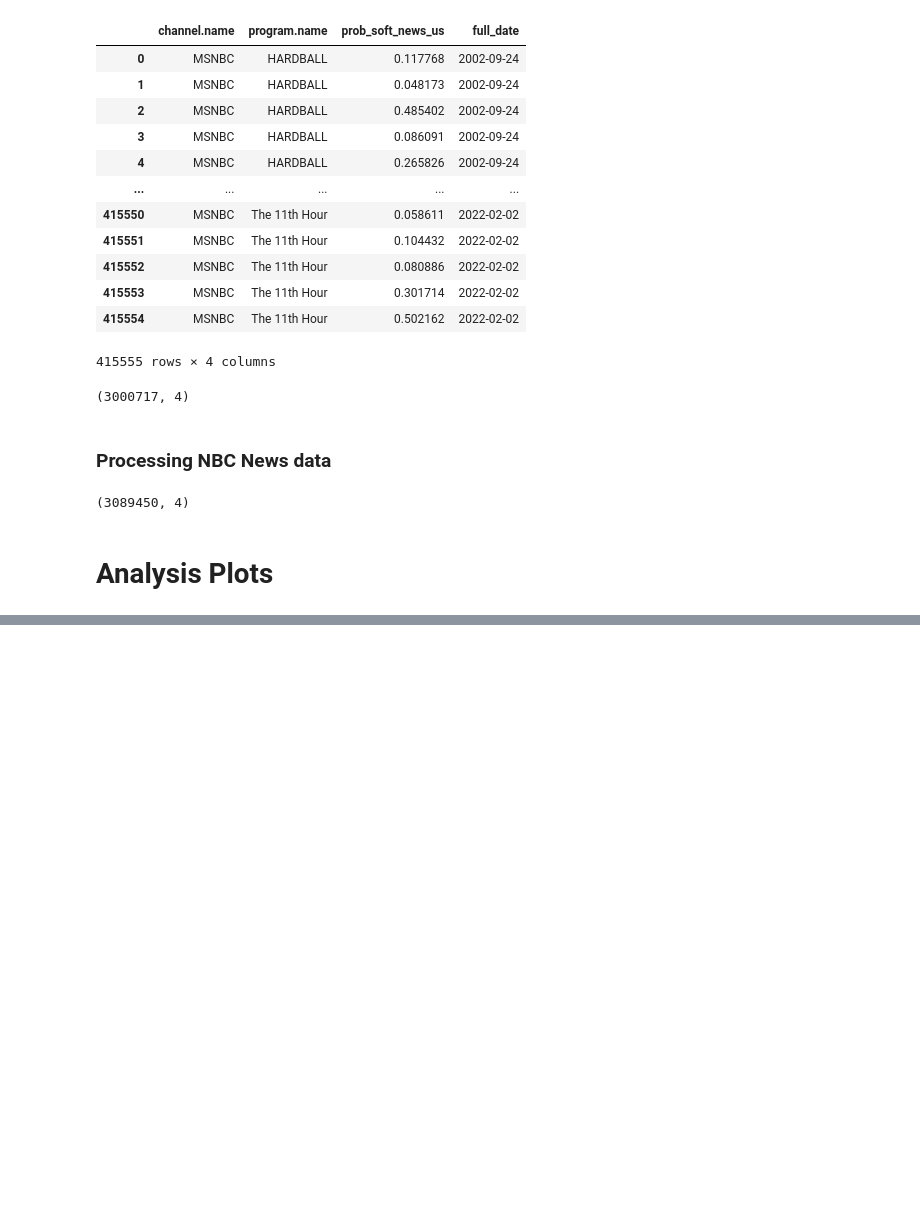
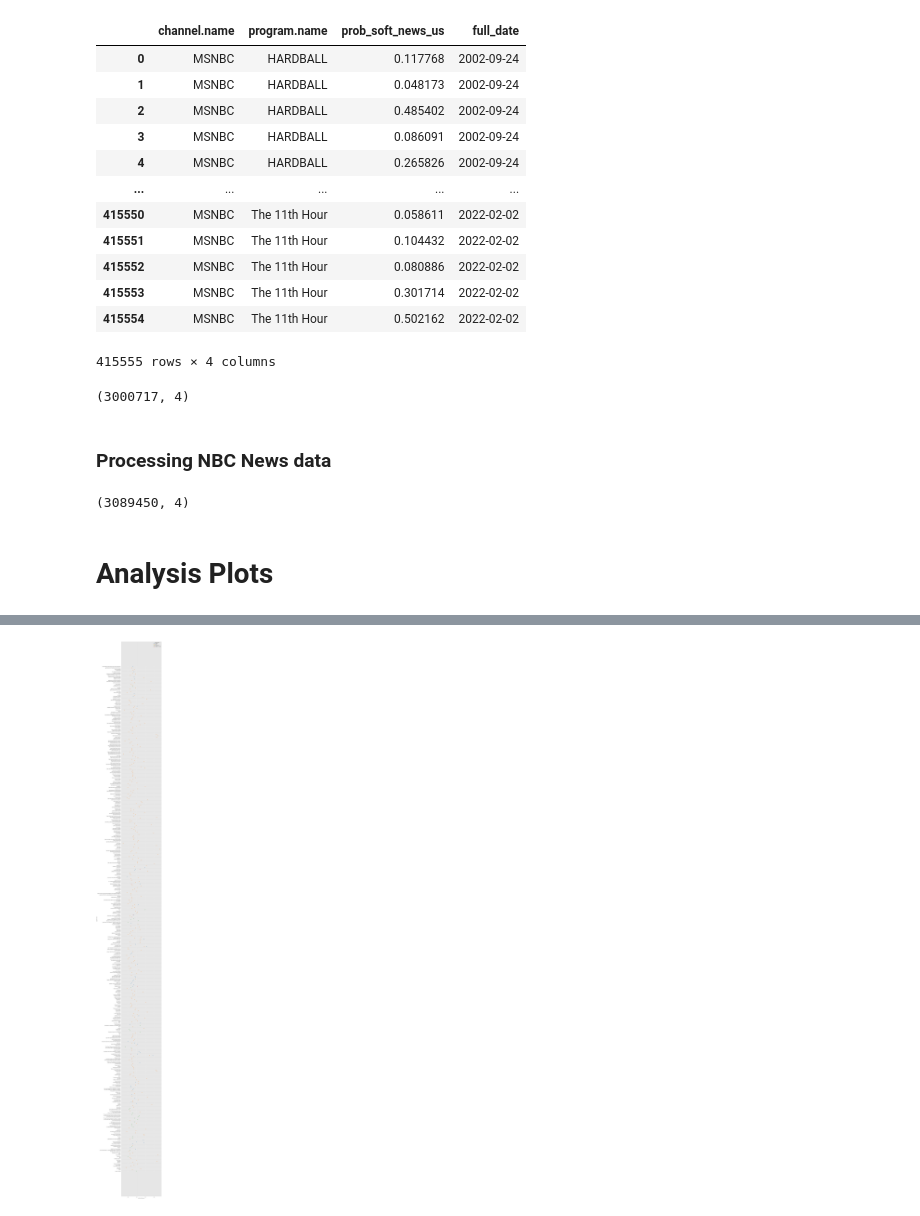
Before and after one commit to notnews/naught_news, a Jupyter notebook: notebooks/soft_news_pipeline.ipynb, the cells around one changed output, grey strips where cells are left out. Drawn from its saved outputs; the diff is of its cells as text; code cells hidden in the pictures; blank space fills up the shorter version.

Commit message:
regenerated plots with seaborn

```diff
--- a/notebooks/soft_news_pipeline.ipynb
+++ b/notebooks/soft_news_pipeline.ipynb
@@ -197,0 +182,10 @@ fig.show()
+# %%
+# Use column names of df for the different parameters x, y, color, ...
+
+fig, ax = plt.subplots(figsize=(10,soft_news_df_grp.shape[0]/3))
+sns.scatterplot(x="prob_soft_news_us", y="program.name", data=soft_news_df_grp,
+                      hue="channel.name", ax=ax, size_norm=.2
+                )
+sns.set_style("darkgrid", {"axes.facecolor": ".9"})
+# %% [output]
+[figure, added]
```
Also changed, not shown: parts of 2 cells of this notebook, 1 other file.
